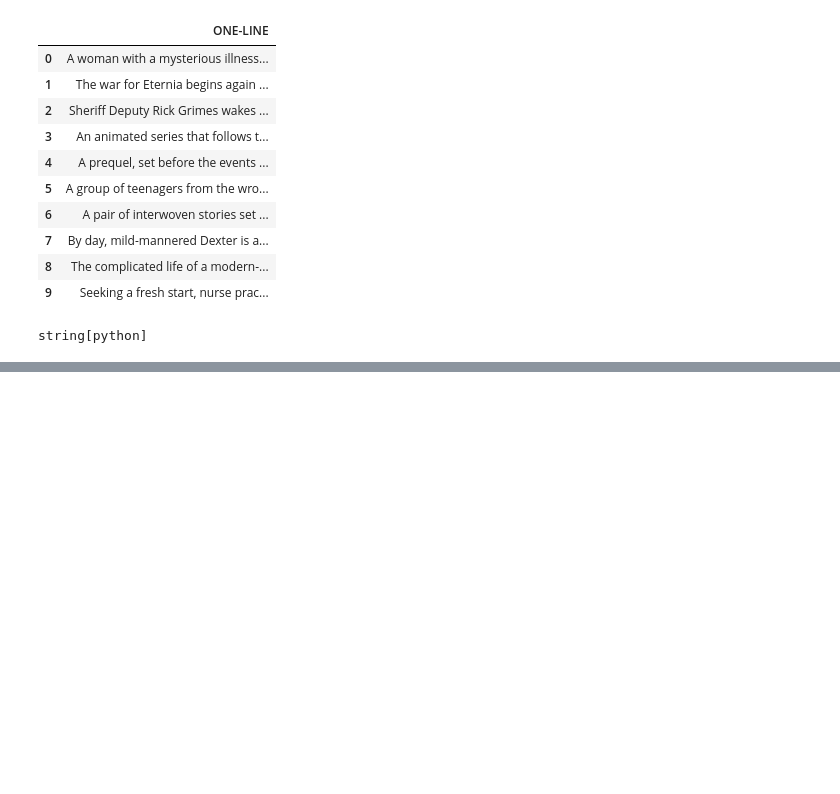
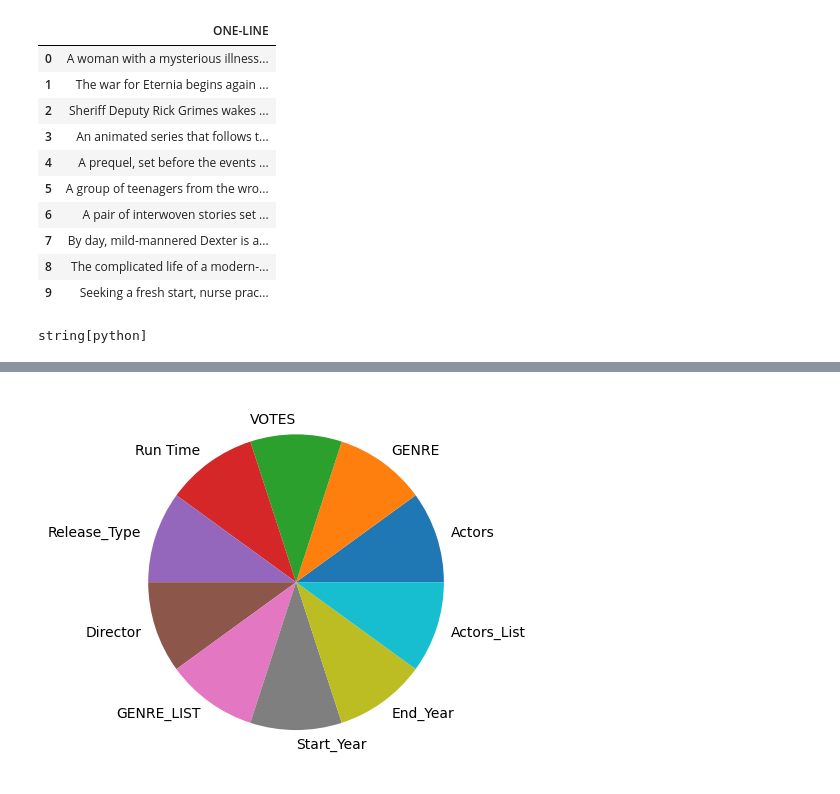
Before and after one commit to UgoChikezie2/Ugo_Chikezie_Project_Files, a Jupyter notebook: MOVIES DATASET FOR FEATURE EXTRACION ,PREDICTION.ipynb, the cells around one changed output, grey strips where cells are left out. Cells and saved outputs as stored; diff of their text form; code cells hidden in the pictures; blank space fills up the shorter version.

```diff
--- a/MOVIES DATASET FOR FEATURE EXTRACION ,PREDICTION.ipynb
+++ b/MOVIES DATASET FOR FEATURE EXTRACION ,PREDICTION.ipynb
@@ -507,0 +842,17 @@ string[python]
+# %%
+## This code gives a visual representation of the various values on a Pie chart.
+
+
+import matplotlib.pyplot as plt
+
+# Sample data
+labels = ['Actors', 'GENRE', 'VOTES', 'Run Time', 'Release_Type', 'Director', 'GENRE_LIST', 'Start_Year', 'End_Year','Actors_List']
+sizes = [10, 10, 10, 10,10, 10, 10, 10, 10,10]
+
+# Plot
+plt.pie(sizes, labels=labels)
+
+# Show chart
+plt.show()
+# %% [output]
+[figure, added]
```
Also changed, not shown: parts of 32 cells of this notebook.
